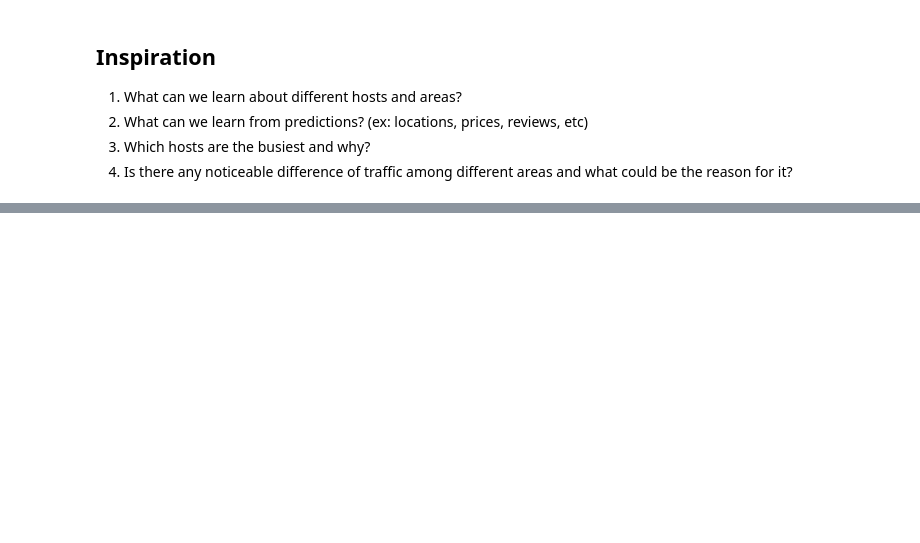
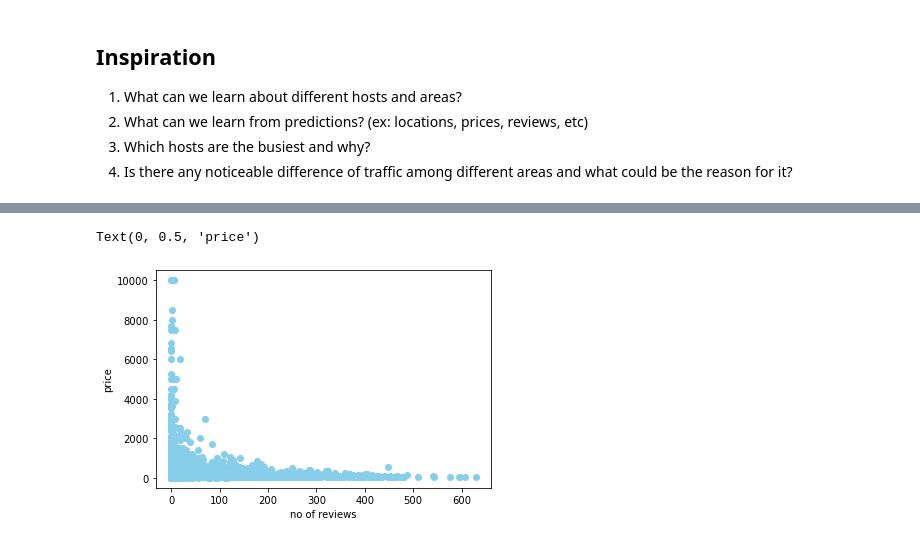
Before and after one commit to WhiteHorse101/NY-Project, a Jupyter notebook: NYC.ipynb, the cells around one changed output, grey strips where cells are left out. Cells and saved outputs as stored; diff of their text form; code cells hidden in the pictures; blank space fills up the shorter version.

```diff
--- a/NYC.ipynb
+++ b/NYC.ipynb
@@ -71,0 +97,7 @@ Name: room_type, dtype: float64
+# %%
+plt.scatter(NY_df.number_of_reviews, NY_df.price, c = 'skyblue')
+plt.xlabel('no of reviews')
+plt.ylabel('price')
+# %% [output]
+Text(0, 0.5, 'price')
+[figure, added]
```
Also changed, not shown: parts of 16 cells of this notebook.
